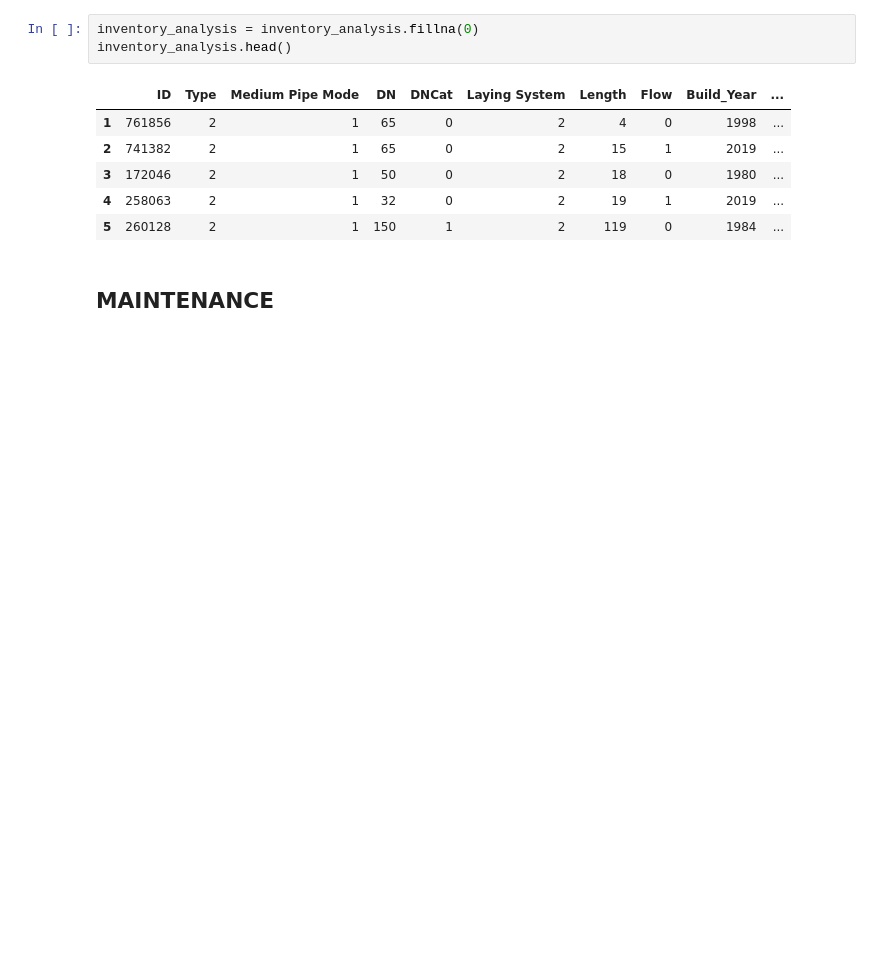
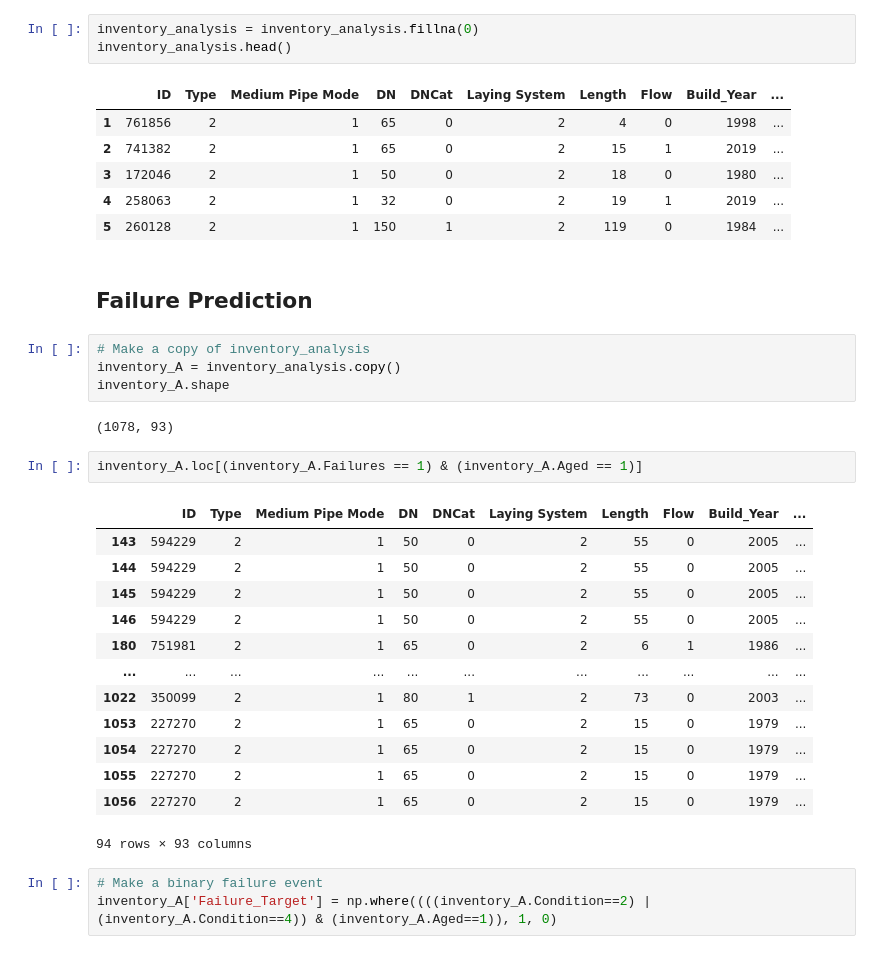
Before and after one commit to pakdad/dhc-maintenance, a Jupyter notebook: PdM_Walkthrough.ipynb, the cells around one changed output. Drawn from its saved outputs; the diff is of its cells as text; blank space fills up the shorter version.

```diff
--- a/PdM_Walkthrough.ipynb
+++ b/PdM_Walkthrough.ipynb
@@ -341,5 +344,30 @@ inventory_analysis.head()
 | 3 | 172046 | 2 | 1 | 50 | 0 | 2 | 18 | 0 | 1980 | ... |
 | 4 | 258063 | 2 | 1 | 32 | 0 | 2 | 19 | 1 | 2019 | ... |
 | 5 | 260128 | 2 | 1 | 150 | 1 | 2 | 119 | 0 | 1984 | ... |
-# %% [markdown]
-## MAINTENANCE
+# %% [markdown]
+## Failure Prediction
+# %%
+# Make a copy of inventory_analysis
+inventory_A = inventory_analysis.copy()
+inventory_A.shape
+# %% [output]
+(1078, 93)
+# %%
+inventory_A.loc[(inventory_A.Failures == 1) & (inventory_A.Aged == 1)]
+# %% [output]
+|  | ID | Type | Medium Pipe Mode | DN | DNCat | Laying System | Length | Flow | Build_Year | ... |
+| 143 | 594229 | 2 | 1 | 50 | 0 | 2 | 55 | 0 | 2005 | ... |
+| 144 | 594229 | 2 | 1 | 50 | 0 | 2 | 55 | 0 | 2005 | ... |
+| 145 | 594229 | 2 | 1 | 50 | 0 | 2 | 55 | 0 | 2005 | ... |
+| 146 | 594229 | 2 | 1 | 50 | 0 | 2 | 55 | 0 | 2005 | ... |
+| 180 | 751981 | 2 | 1 | 65 | 0 | 2 | 6 | 1 | 1986 | ... |
+| ... | ... | ... | ... | ... | ... | ... | ... | ... | ... | ... |
+| 1022 | 350099 | 2 | 1 | 80 | 1 | 2 | 73 | 0 | 2003 | ... |
+| 1053 | 227270 | 2 | 1 | 65 | 0 | 2 | 15 | 0 | 1979 | ... |
+| 1054 | 227270 | 2 | 1 | 65 | 0 | 2 | 15 | 0 | 1979 | ... |
+| 1055 | 227270 | 2 | 1 | 65 | 0 | 2 | 15 | 0 | 1979 | ... |
+| 1056 | 227270 | 2 | 1 | 65 | 0 | 2 | 15 | 0 | 1979 | ... |
+94 rows × 93 columns
+# %%
+# Make a binary failure event
+inventory_A['Failure_Target'] = np.where((((inventory_A.Condition==2) | (inventory_A.Condition==4)) & (inventory_A.Aged==1)), 1, 0)
```
Also changed, not shown: parts of 10 cells of this notebook.
